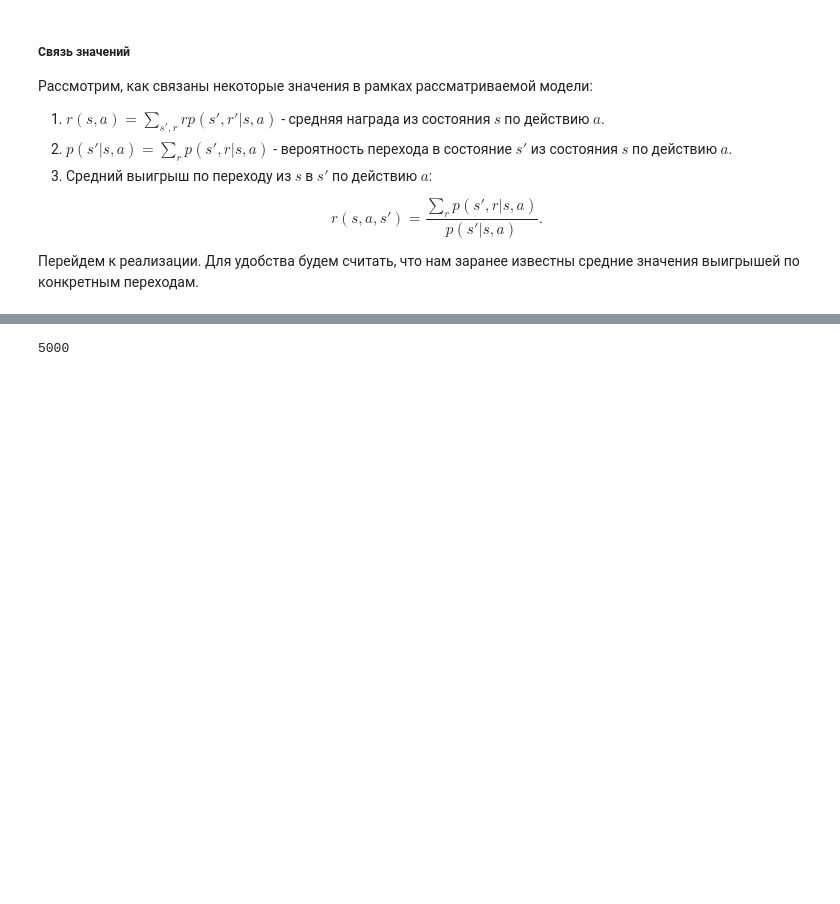
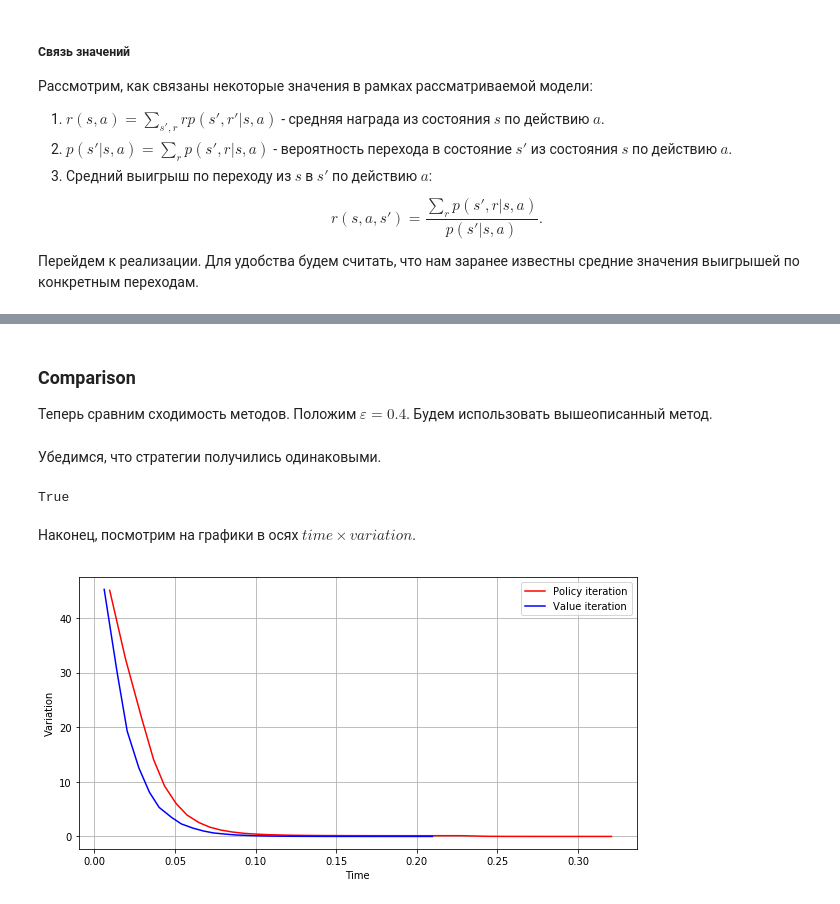
Before and after one commit to storandrew/Renju, a Jupyter notebook: L4/MDP.ipynb, the cells around one changed output, grey strips where cells are left out. Drawn from its saved outputs; the diff is of its cells as text; code cells hidden in the pictures; blank space fills up the shorter version.

```diff
--- a/L4/MDP.ipynb
+++ b/L4/MDP.ipynb
@@ -206,4 +227,31 @@ Iterations: 42          time: 0.10623669624328613               Variation: 9.328
+# %% [markdown]
+### Comparison
+Теперь сравним сходимость методов. Положим $\varepsilon = 0.4$. Будем использовать вышеописанный метод.
+# %%
+mdpPI = MDP(P, R, 0.8)
+mdpPI.policyIteration(1e-4, 0, baseStateEval)
+mdpVI = MDP(P, R, 0.8)
+mdpVI.valueIteration(1e-4, 0, baseStateEval)
+historyVI = np.array(mdpVI.history)
+historyPI = np.array(mdpPI.history)
+# %% [markdown]
+Убедимся, что стратегии получились одинаковыми.
 # %%
-(mdpPI.getPolicy() == mdpVI.getPolicy()).sum()
+np.array_equal(basePolicy, mdpPI.getPolicy()) and np.array_equal(basePolicy, mdpVI.getPolicy())
 # %% [output]
-5000
+True
+# %% [markdown]
+Наконец, посмотрим на графики в осях $time \times variation$.
+# %%
+fig = plt.figure(figsize=(10, 5))
+
+plt.plot(historyPI[:, 1], historyPI[:, 0], c='red', label='Policy iteration')
+plt.plot(historyVI[:, 1], historyVI[:, 0], c='blue', label='Value iteration')
+
+plt.xlabel('Time')
+plt.ylabel('Variation')
+plt.legend()
+plt.grid()
+plt.show()
+# %% [output]
+[figure, added]
```
Also changed, not shown: parts of 14 cells of this notebook, 1 other file.
